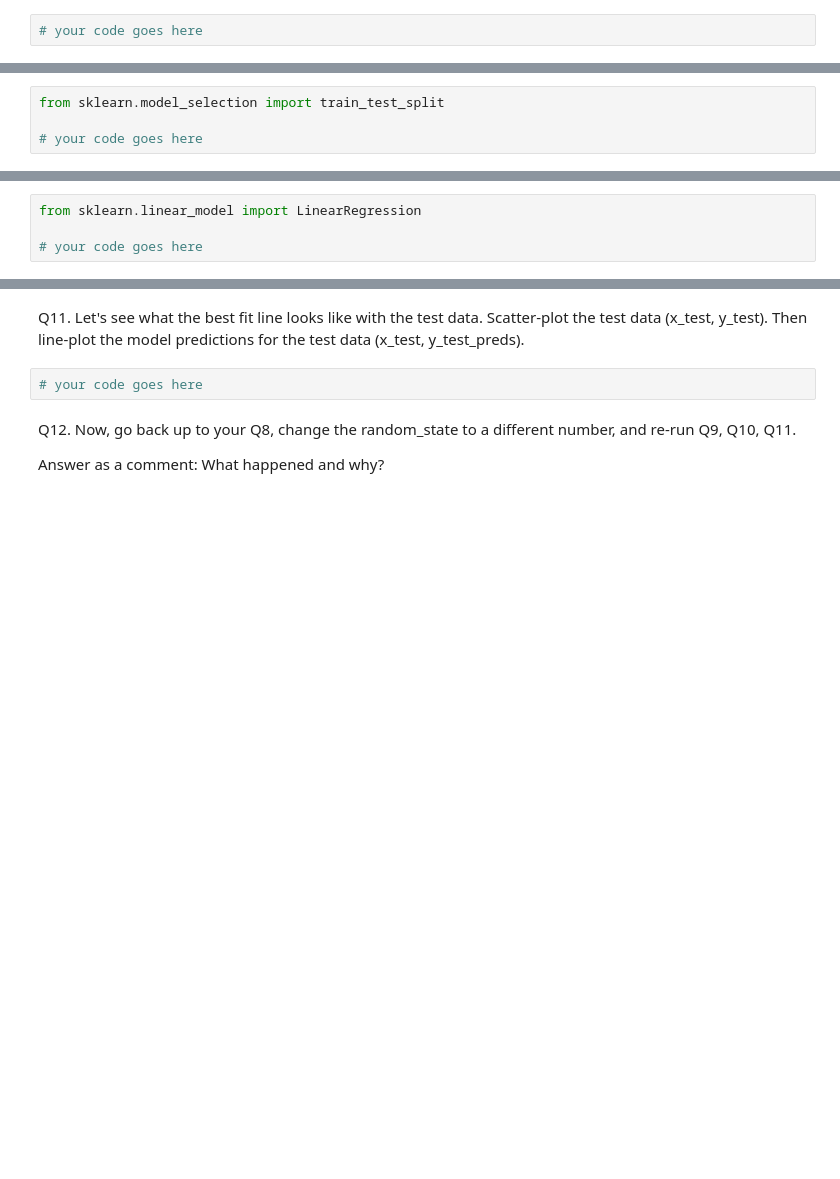
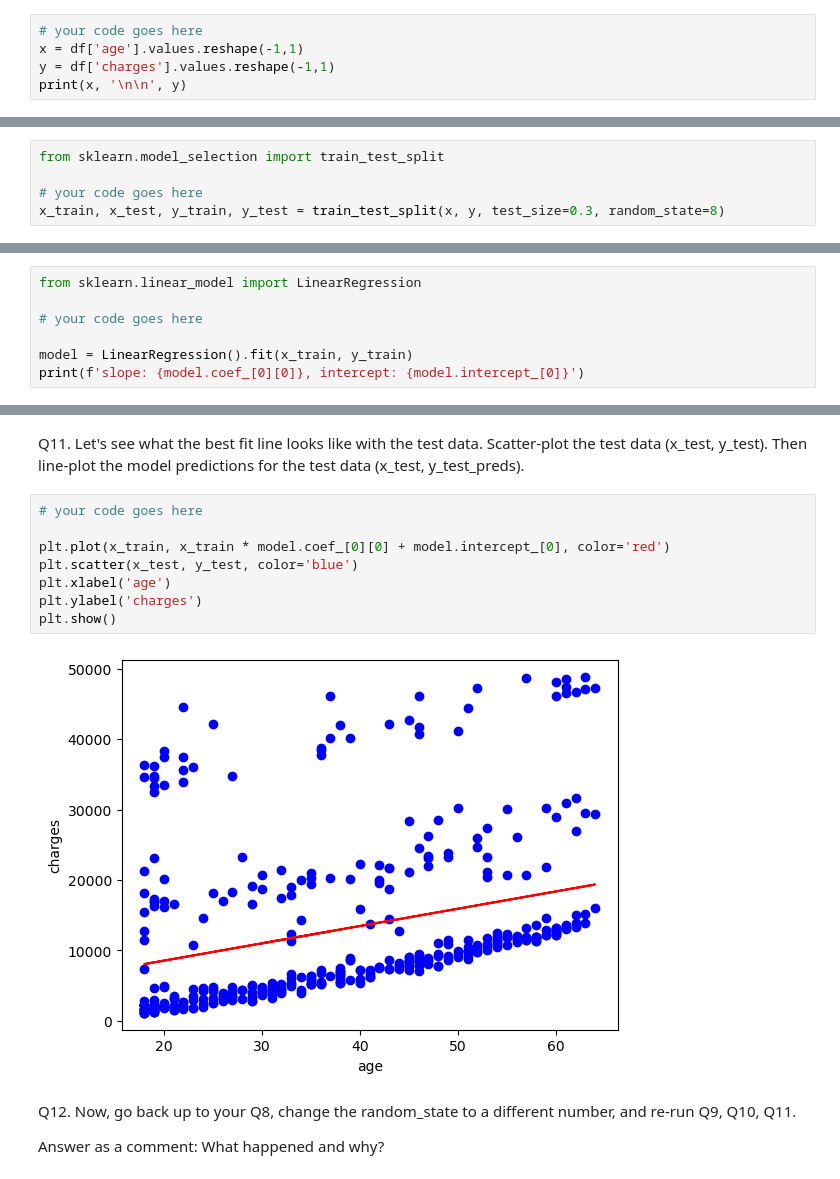
Before and after one commit to aJimenez19037/CS363M-HW, a Jupyter notebook: HW3-2/Assignment3.ipynb, the cells around one changed output, grey strips where cells are left out. Drawn from its saved outputs; the diff is of its cells as text; blank space fills up the shorter version.

```diff
--- a/HW3-2/Assignment3.ipynb
+++ b/HW3-2/Assignment3.ipynb
@@ -63,3 +122,6 @@ Q7.
 * Verify that you have a list of lists for both x and y.
 # %%
 # your code goes here
+x = df['age'].values.reshape(-1,1)
+y = df['charges'].values.reshape(-1,1)
+print(x, '\n\n', y)
@@ -71,6 +149,7 @@ Q8. Use [sklearn.model_selection.train_test_split](https://scikit-learn.org/stab
 from sklearn.model_selection import train_test_split
 
 # your code goes here
+x_train, x_test, y_train, y_test = train_test_split(x, y, test_size=0.3, random_state=8)
 # %% [markdown]
 Q9. Fit a simple linear regression model to the x and y data. This computes the B0 and B1 coefficients.
 * Create a [sklearn.linear_model.LinearRegression](https://scikit-learn.org/stable/modules/generated/sklearn.linear_model.LinearRegression.html) object.
@@ -80,3 +159,6 @@ Q9. Fit a simple linear regression model to the x and y data. This computes the
 from sklearn.linear_model import LinearRegression
 
 # your code goes here
+
+model = LinearRegression().fit(x_train, y_train)
+print(f'slope: {model.coef_[0][0]}, intercept: {model.intercept_[0]}')
@@ -92,6 +187,14 @@ import sklearn.metrics as metrics
 Q11. Let's see what the best fit line looks like with the test data. Scatter-plot the test data (x_test, y_test). Then line-plot the model predictions for the test data (x_test, y_test_preds).
 # %%
 # your code goes here
+
+plt.plot(x_train, x_train * model.coef_[0][0] + model.intercept_[0], color='red')
+plt.scatter(x_test, y_test, color='blue')
+plt.xlabel('age')
+plt.ylabel('charges')
+plt.show()
+# %% [output]
+[figure, added]
 # %% [markdown]
 Q12. Now, go back up to your Q8, change the random_state to a different number, and re-run Q9, Q10, Q11.
 
```
Also changed, not shown: parts of 16 cells of this notebook.
